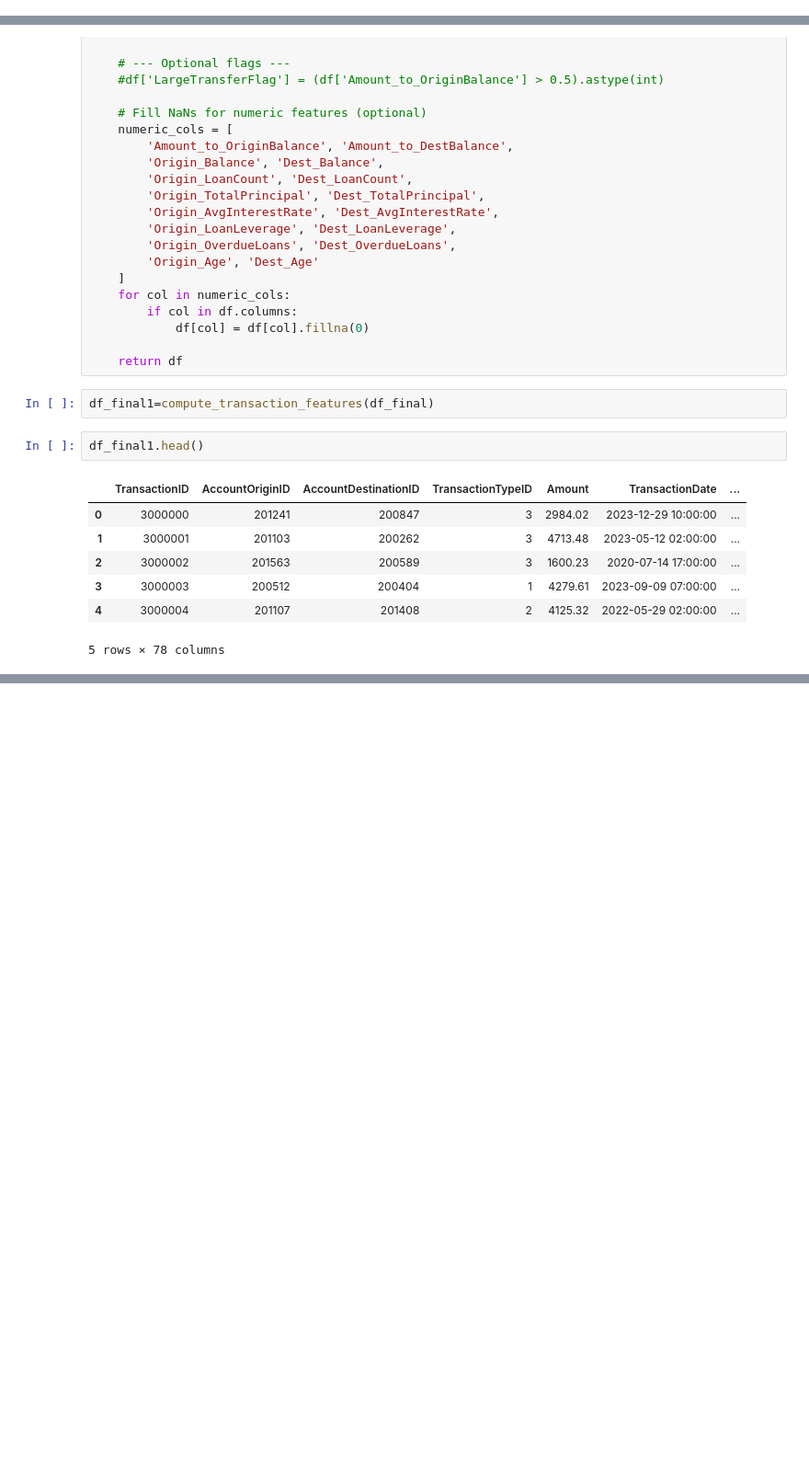
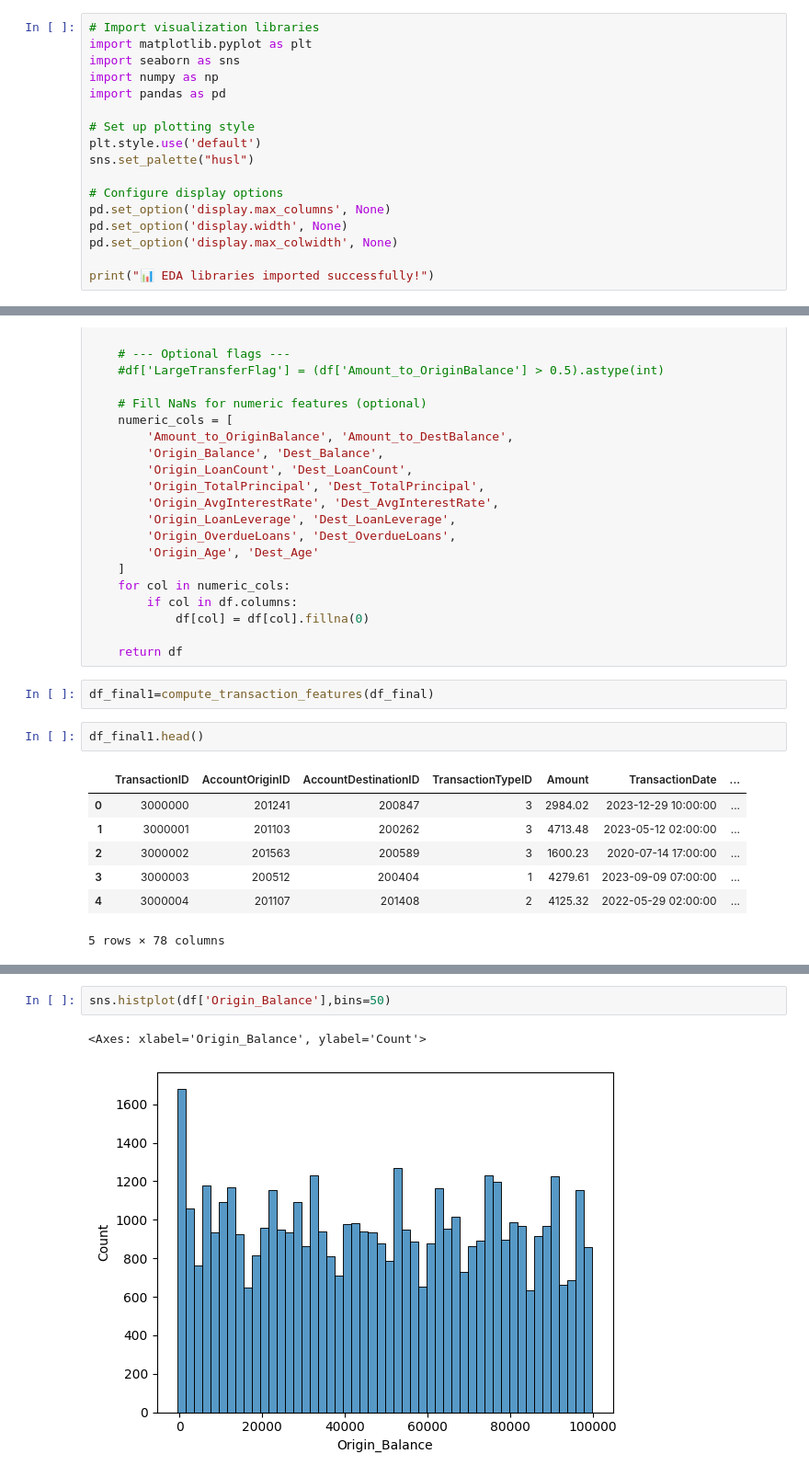
Before and after one commit to HamzaWajid1/synthetic-finance-mlops, a Jupyter notebook: notebooks/02_feature_engineering.ipynb, the cells around one changed output, grey strips where cells are left out. Shown at 92% size. Cells and saved outputs as stored; diff of their text form; blank space fills up the shorter version.

```diff
--- a/notebooks/02_feature_engineering.ipynb
+++ b/notebooks/02_feature_engineering.ipynb
@@ -46,0 +721,17 @@ Available DataFrames: ['accounts_cleaned', 'account_statuses', 'account_types',
+# %%
+# Import visualization libraries
+import matplotlib.pyplot as plt
+import seaborn as sns
+import numpy as np
+import pandas as pd
+
+# Set up plotting style
+plt.style.use('default')
+sns.set_palette("husl")
+
+# Configure display options
+pd.set_option('display.max_columns', None)
+pd.set_option('display.width', None)
+pd.set_option('display.max_colwidth', None)
+
+print("📊 EDA libraries imported successfully!")
@@ -333,0 +1922,5 @@ df_final1.head()
+# %%
+sns.histplot(df['Origin_Balance'],bins=50)
+# %% [output]
+<Axes: xlabel='Origin_Balance', ylabel='Count'>
+[figure, added]
```
Also changed, not shown: parts of 77 cells of this notebook, 2 other files.
